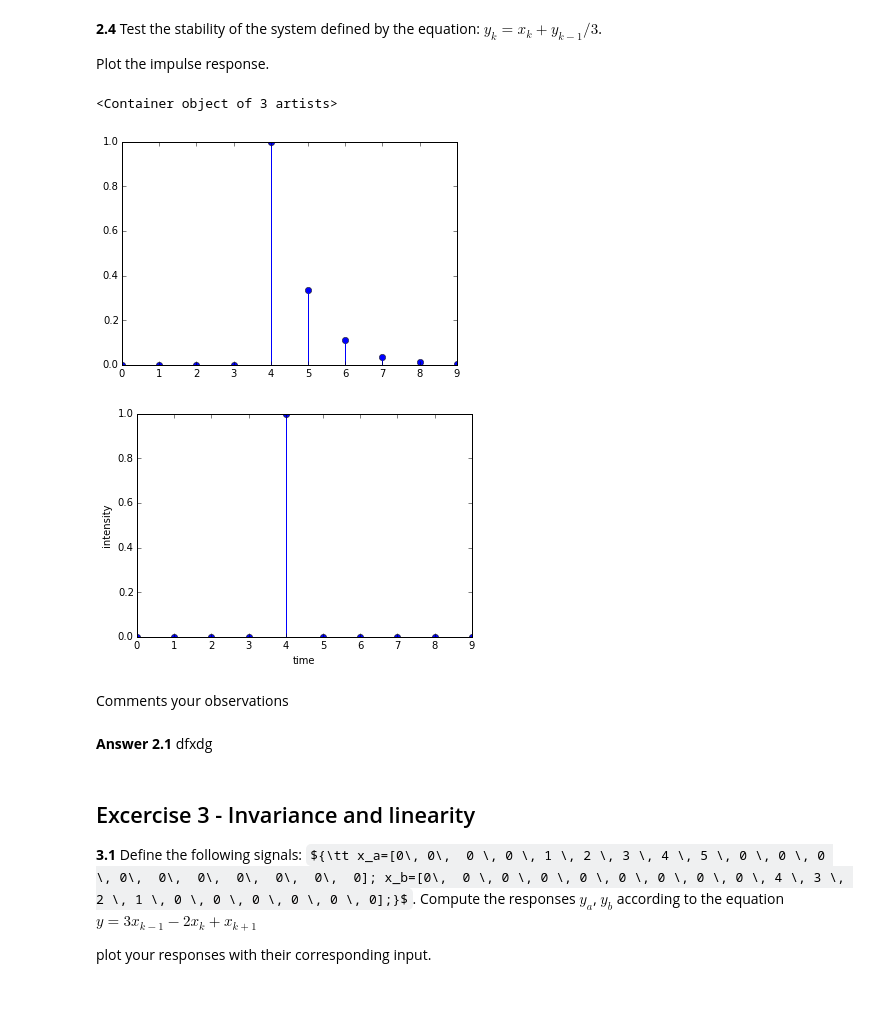
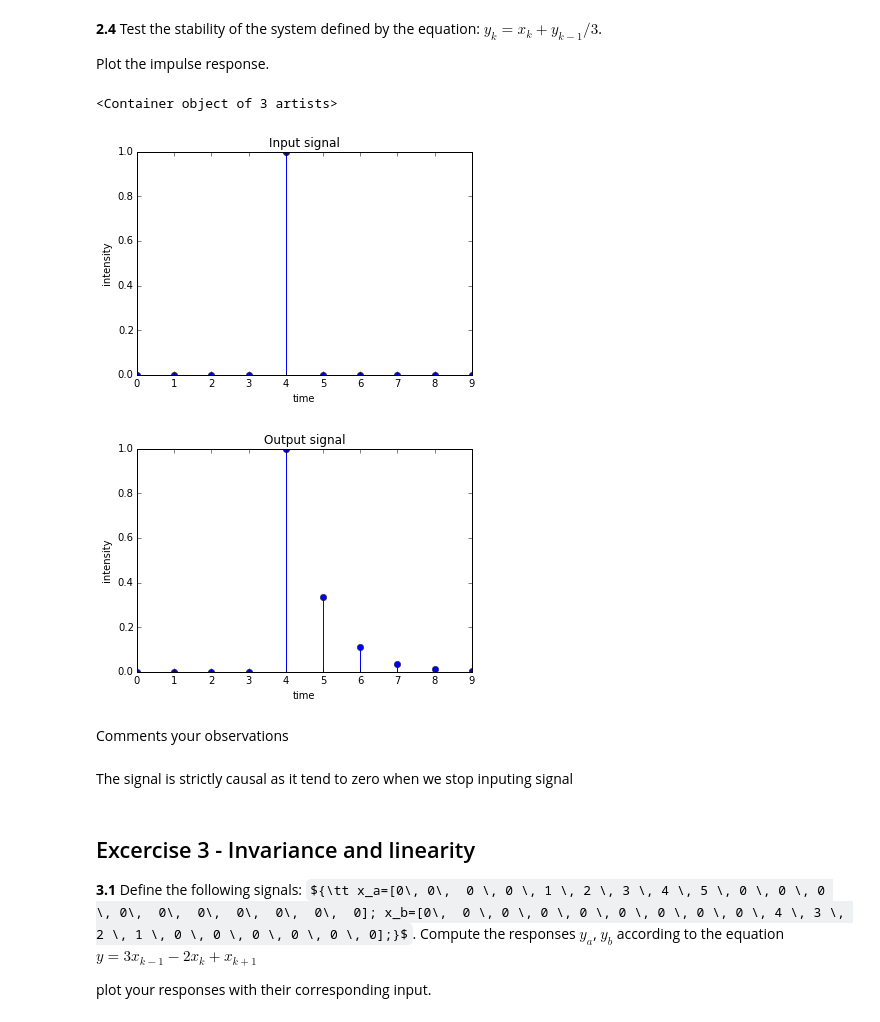
Before and after one commit to savinienb/DSP-TP-1617, a Jupyter notebook: Lab2/python/Lab2.ipynb, the cells around one changed output. Drawn from its saved outputs; the diff is of its cells as text; code cells hidden in the pictures; some formulas as TeX source.

```diff
--- a/Lab2/python/Lab2.ipynb
+++ b/Lab2/python/Lab2.ipynb
@@ -171,26 +210,35 @@ Plot the impulse response.
 # %%
 def funk2(x):
     B = np.zeros(x.size)
     B[0]=x[0]
     for i in range(1, x.size) :
         B[i]=(x[i]+B[i-1]/3)
     return B
 
 
 plt.figure()
-plt.stem( funk2(dirac(4,10)) )
-plt.figure()
+plt.title("Input signal")
 plt.xlabel("time")
 plt.ylabel("intensity")
 plt.stem( (dirac(4,10)) )
+
+
+plt.figure()
+plt.title("Output signal")
+plt.xlabel("time")
+plt.ylabel("intensity")
+plt.stem( funk2(dirac(4,10)) )
+
+##The signal is strictly causal as it tend to zero when we stop inputing signal
 # %% [output]
 <Container object of 3 artists>
-[figure, old version]
+[figure, new version]
-[figure, old version]
+[figure, new version]
 # %% [markdown]
 Comments your observations
-# %% [markdown]
-**Answer 2.1** dfxdg
+# %% [markdown]
+
+The signal is strictly causal as it tend to zero when we stop inputing signal
 # %% [markdown]
 ## Excercise 3 - Invariance and linearity
 
```
Also changed, not shown: parts of 15 cells of this notebook.
